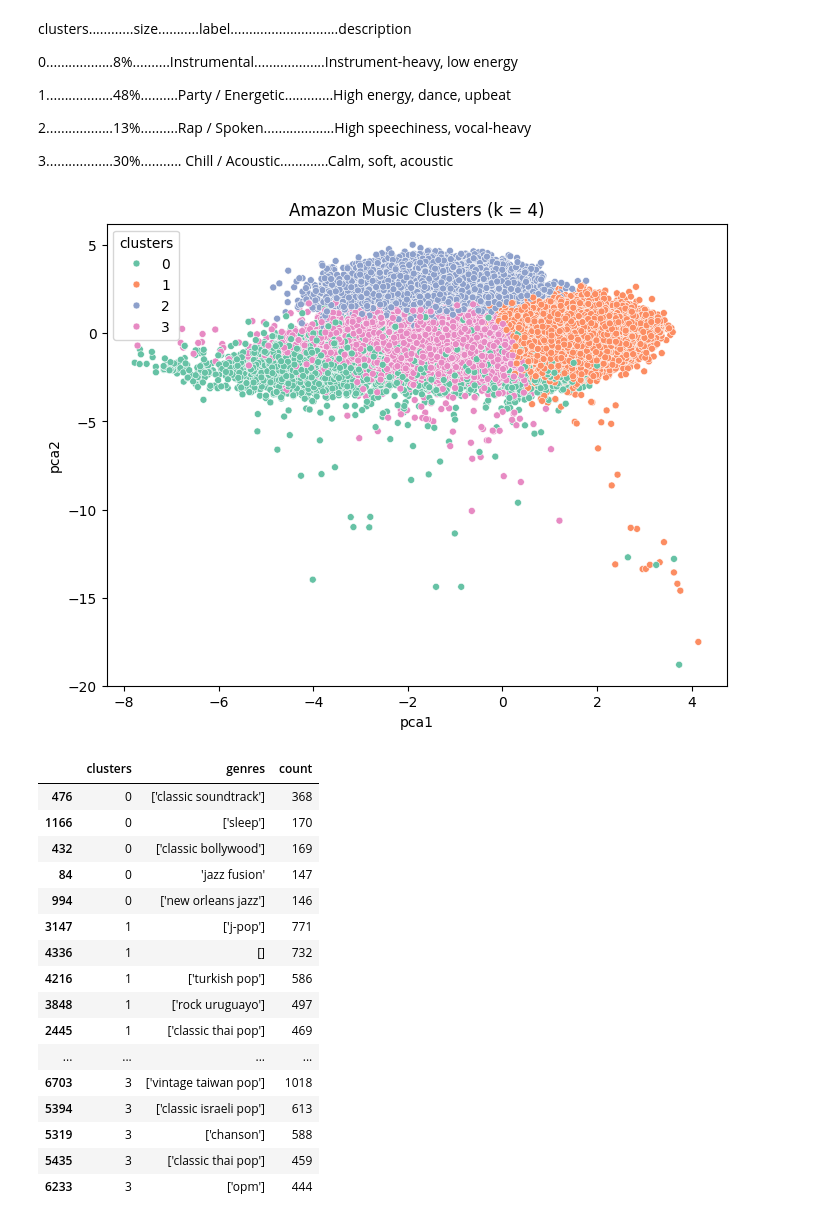
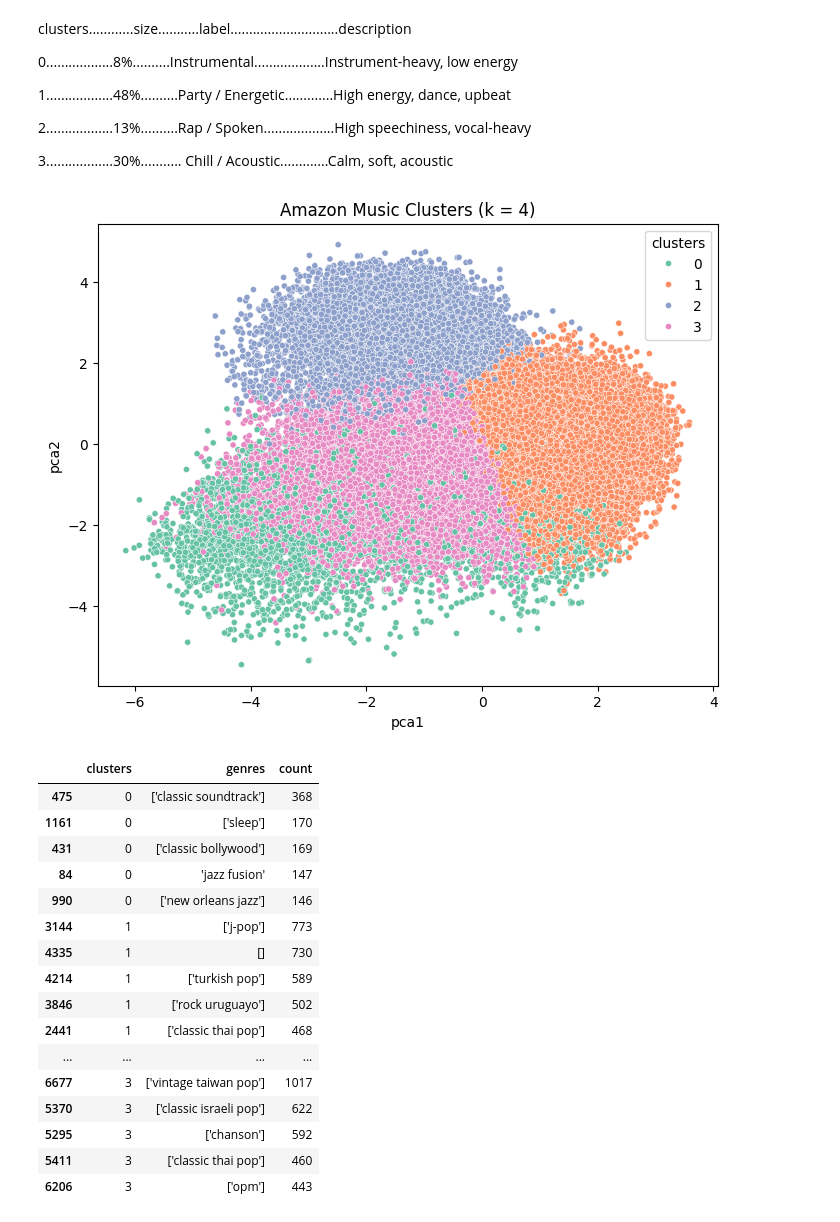
Before and after one commit to souvikg420/Amazon_music_clustering, a Jupyter notebook: clustering.ipynb, the cells around one changed output. Cells and saved outputs as stored; diff of their text form; code cells hidden in the pictures.

```diff
--- a/clustering.ipynb
+++ b/clustering.ipynb
@@ -30,4 +31,11 @@ plt.show()
 [figure]
 # %%
 from sklearn.preprocessing import StandardScaler
+# %%
+x_capped = df.copy()
+
+for col in ['duration_ms', 'tempo', 'loudness']:
+    lower = x_capped[col].quantile(0.01)
+    upper = x_capped[col].quantile(0.99)
+    x_capped[col] = x_capped[col].clip(lower, upper)
 # %%
@@ -137,20 +151,20 @@ df['pca2'] = X_pca[:, 1]
 # %%
 import seaborn as sns
 import matplotlib.pyplot as plt
 
 plt.figure(figsize=(8,6))
 sns.scatterplot(
     x='pca1',
     y='pca2',
     hue='clusters',
     data=df,
     palette='Set2',
-    s=25
+    s=20
 )
 plt.title("Amazon Music Clusters (k = 4)")
 plt.show()
 # %% [output]
-[figure, old version]
+[figure, new version]
 # %%
 df_orig=pd.read_csv("single_genre_artists.csv")
 df_orig["clusters"]=df["clusters"]
@@ -174,22 +188,22 @@ top_genres = genre_cluster_dist.groupby("clusters").head(5)
 top_genres
 # %% [output]
 |  | clusters | genres | count |
-| 476 | 0 | ['classic soundtrack'] | 368 |
-| 1166 | 0 | ['sleep'] | 170 |
-| 432 | 0 | ['classic bollywood'] | 169 |
+| 475 | 0 | ['classic soundtrack'] | 368 |
+| 1161 | 0 | ['sleep'] | 170 |
+| 431 | 0 | ['classic bollywood'] | 169 |
 | 84 | 0 | 'jazz fusion' | 147 |
-| 994 | 0 | ['new orleans jazz'] | 146 |
-| 3147 | 1 | ['j-pop'] | 771 |
-| 4336 | 1 | [] | 732 |
-| 4216 | 1 | ['turkish pop'] | 586 |
-| 3848 | 1 | ['rock uruguayo'] | 497 |
-| 2445 | 1 | ['classic thai pop'] | 469 |
+| 990 | 0 | ['new orleans jazz'] | 146 |
+| 3144 | 1 | ['j-pop'] | 773 |
+| 4335 | 1 | [] | 730 |
+| 4214 | 1 | ['turkish pop'] | 589 |
+| 3846 | 1 | ['rock uruguayo'] | 502 |
+| 2441 | 1 | ['classic thai pop'] | 468 |
 | ... | ... | ... | ... |
-| 6703 | 3 | ['vintage taiwan pop'] | 1018 |
-| 5394 | 3 | ['classic israeli pop'] | 613 |
-| 5319 | 3 | ['chanson'] | 588 |
-| 5435 | 3 | ['classic thai pop'] | 459 |
-| 6233 | 3 | ['opm'] | 444 |
+| 6677 | 3 | ['vintage taiwan pop'] | 1017 |
+| 5370 | 3 | ['classic israeli pop'] | 622 |
+| 5295 | 3 | ['chanson'] | 592 |
+| 5411 | 3 | ['classic thai pop'] | 460 |
+| 6206 | 3 | ['opm'] | 443 |
 # %%
 # Top artists per cluster
 top_artists = (
```
Also changed, not shown: parts of 12 cells of this notebook, 1 other file.
